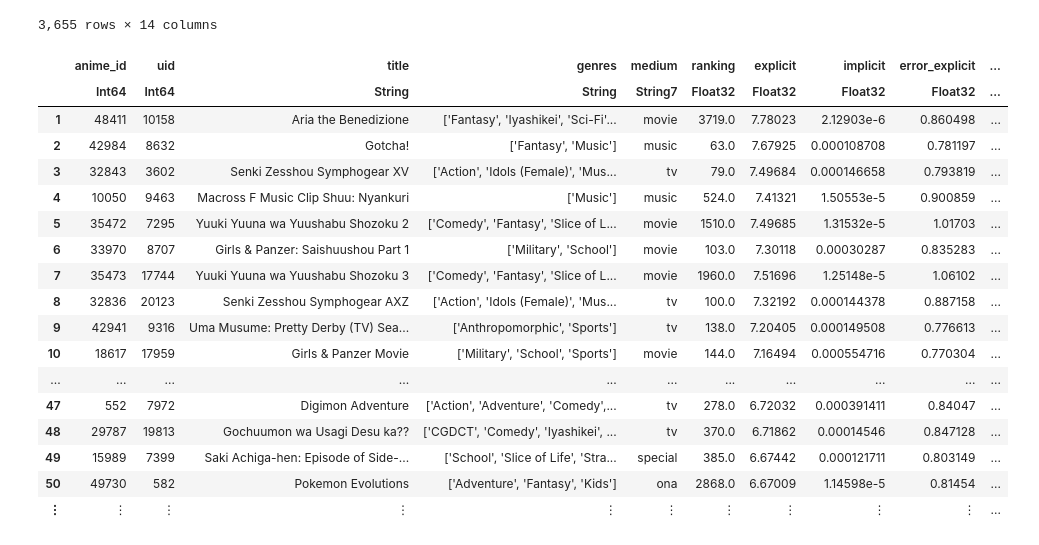
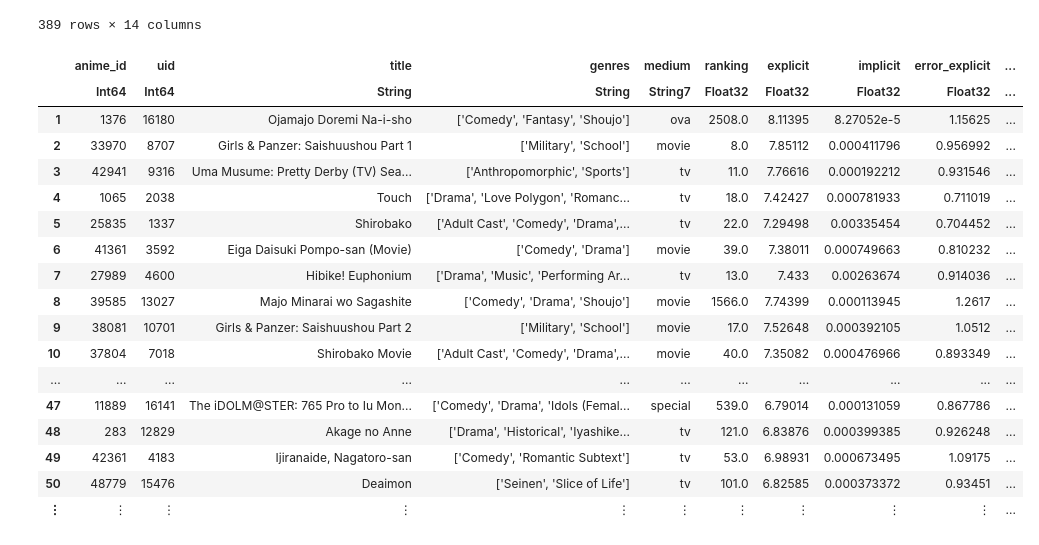
Before and after one commit to Fro116/RecommenderSystem, a Jupyter notebook: notebooks/DisplayRecs/Recommendations.ipynb, the cells around one changed output. Drawn from its saved outputs; the diff is of its cells as text; code cells hidden in the pictures.

```diff
--- a/notebooks/DisplayRecs/Recommendations.ipynb
+++ b/notebooks/DisplayRecs/Recommendations.ipynb
@@ -44,6 +40,0 @@ tss = sum((df.rating .- mean(df.rating)) .^ 2)
-# %%
-# evaluate our insample implicit predictions
-df = get_recommendee_split(true)
-p = rating_df.implicit[df.item]
-y = df.rating / length(df.rating)
-@info "Cross-entropy: $(sum(-y .* log.(p)))"
@@ -107,29 +143,29 @@ import Statistics: quantile
 # %%
 df = copy(rec_df)
 df[:, "score"] = -(df[:, "explicit"] - df[:, "error_explicit"]);
 filter(
     x -> x.explicit - x.baseline_explicit > 0.1,
-    filter(x -> x.implicit > quantile(df.implicit, 0.01), df),
+    filter(x -> x.implicit > quantile(df.implicit, 0.9), df),
 ) |> pretty_display
 # %% [output]
-3,655 rows × 14 columns
+389 rows × 14 columns
 |  | anime_id | uid | title | genres | medium | ranking | explicit | implicit | error_explicit | ... |
 |  | Int64 | Int64 | String | String | String7 | Float32 | Float32 | Float32 | Float32 | ... |
-| 1 | 48411 | 10158 | Aria the Benedizione | ['Fantasy', 'Iyashikei', 'Sci-Fi'... | movie | 3719.0 | 7.78023 | 2.12903e-6 | 0.860498 | ... |
-| 2 | 42984 | 8632 | Gotcha! | ['Fantasy', 'Music'] | music | 63.0 | 7.67925 | 0.000108708 | 0.781197 | ... |
-| 3 | 32843 | 3602 | Senki Zesshou Symphogear XV | ['Action', 'Idols (Female)', 'Mus... | tv | 79.0 | 7.49684 | 0.000146658 | 0.793819 | ... |
-| 4 | 10050 | 9463 | Macross F Music Clip Shuu: Nyankuri | ['Music'] | music | 524.0 | 7.41321 | 1.50553e-5 | 0.900859 | ... |
-| 5 | 35472 | 7295 | Yuuki Yuuna wa Yuushabu Shozoku 2 | ['Comedy', 'Fantasy', 'Slice of L... | movie | 1510.0 | 7.49685 | 1.31532e-5 | 1.01703 | ... |
-| 6 | 33970 | 8707 | Girls & Panzer: Saishuushou Part 1 | ['Military', 'School'] | movie | 103.0 | 7.30118 | 0.00030287 | 0.835283 | ... |
-| 7 | 35473 | 17744 | Yuuki Yuuna wa Yuushabu Shozoku 3 | ['Comedy', 'Fantasy', 'Slice of L... | movie | 1960.0 | 7.51696 | 1.25148e-5 | 1.06102 | ... |
-| 8 | 32836 | 20123 | Senki Zesshou Symphogear AXZ | ['Action', 'Idols (Female)', 'Mus... | tv | 100.0 | 7.32192 | 0.000144378 | 0.887158 | ... |
-| 9 | 42941 | 9316 | Uma Musume: Pretty Derby (TV) Sea... | ['Anthropomorphic', 'Sports'] | tv | 138.0 | 7.20405 | 0.000149508 | 0.776613 | ... |
-| 10 | 18617 | 17959 | Girls & Panzer Movie | ['Military', 'School', 'Sports'] | movie | 144.0 | 7.16494 | 0.000554716 | 0.770304 | ... |
+| 1 | 1376 | 16180 | Ojamajo Doremi Na-i-sho | ['Comedy', 'Fantasy', 'Shoujo'] | ova | 2508.0 | 8.11395 | 8.27052e-5 | 1.15625 | ... |
+| 2 | 33970 | 8707 | Girls & Panzer: Saishuushou Part 1 | ['Military', 'School'] | movie | 8.0 | 7.85112 | 0.000411796 | 0.956992 | ... |
+| 3 | 42941 | 9316 | Uma Musume: Pretty Derby (TV) Sea... | ['Anthropomorphic', 'Sports'] | tv | 11.0 | 7.76616 | 0.000192212 | 0.931546 | ... |
+| 4 | 1065 | 2038 | Touch | ['Drama', 'Love Polygon', 'Romanc... | tv | 18.0 | 7.42427 | 0.000781933 | 0.711019 | ... |
+| 5 | 25835 | 1337 | Shirobako | ['Adult Cast', 'Comedy', 'Drama',... | tv | 22.0 | 7.29498 | 0.00335454 | 0.704452 | ... |
+| 6 | 41361 | 3592 | Eiga Daisuki Pompo-san (Movie) | ['Comedy', 'Drama'] | movie | 39.0 | 7.38011 | 0.000749663 | 0.810232 | ... |
+| 7 | 27989 | 4600 | Hibike! Euphonium | ['Drama', 'Music', 'Performing Ar... | tv | 13.0 | 7.433 | 0.00263674 | 0.914036 | ... |
+| 8 | 39585 | 13027 | Majo Minarai wo Sagashite | ['Comedy', 'Drama', 'Shoujo'] | movie | 1566.0 | 7.74399 | 0.000113945 | 1.2617 | ... |
+| 9 | 38081 | 10701 | Girls & Panzer: Saishuushou Part 2 | ['Military', 'School'] | movie | 17.0 | 7.52648 | 0.000392105 | 1.0512 | ... |
+| 10 | 37804 | 7018 | Shirobako Movie | ['Adult Cast', 'Comedy', 'Drama',... | movie | 40.0 | 7.35082 | 0.000476966 | 0.893349 | ... |
 | ... | ... | ... | ... | ... | ... | ... | ... | ... | ... | ... |
-| 47 | 552 | 7972 | Digimon Adventure | ['Action', 'Adventure', 'Comedy',... | tv | 278.0 | 6.72032 | 0.000391411 | 0.84047 | ... |
-| 48 | 29787 | 19813 | Gochuumon wa Usagi Desu ka?? | ['CGDCT', 'Comedy', 'Iyashikei', ... | tv | 370.0 | 6.71862 | 0.00014546 | 0.847128 | ... |
-| 49 | 15989 | 7399 | Saki Achiga-hen: Episode of Side-... | ['School', 'Slice of Life', 'Stra... | special | 385.0 | 6.67442 | 0.000121711 | 0.803149 | ... |
-| 50 | 49730 | 582 | Pokemon Evolutions | ['Adventure', 'Fantasy', 'Kids'] | ona | 2868.0 | 6.67009 | 1.14598e-5 | 0.81454 | ... |
+| 47 | 11889 | 16141 | The iDOLM@STER: 765 Pro to Iu Mon... | ['Comedy', 'Drama', 'Idols (Femal... | special | 539.0 | 6.79014 | 0.000131059 | 0.867786 | ... |
+| 48 | 283 | 12829 | Akage no Anne | ['Drama', 'Historical', 'Iyashike... | tv | 121.0 | 6.83876 | 0.000399385 | 0.926248 | ... |
+| 49 | 42361 | 4183 | Ijiranaide, Nagatoro-san | ['Comedy', 'Romantic Subtext'] | tv | 53.0 | 6.98931 | 0.000673495 | 1.09175 | ... |
+| 50 | 48779 | 15476 | Deaimon | ['Seinen', 'Slice of Life'] | tv | 101.0 | 6.82585 | 0.000373372 | 0.93451 | ... |
 | ⋮ | ⋮ | ⋮ | ⋮ | ⋮ | ⋮ | ⋮ | ⋮ | ⋮ | ⋮ | ... |
 # %%
 # 	anime_id	uid	title	genres	medium	rating	alpha	std	p	nsfw
```
Also changed, not shown: parts of 11 cells of this notebook, 12 other files.
